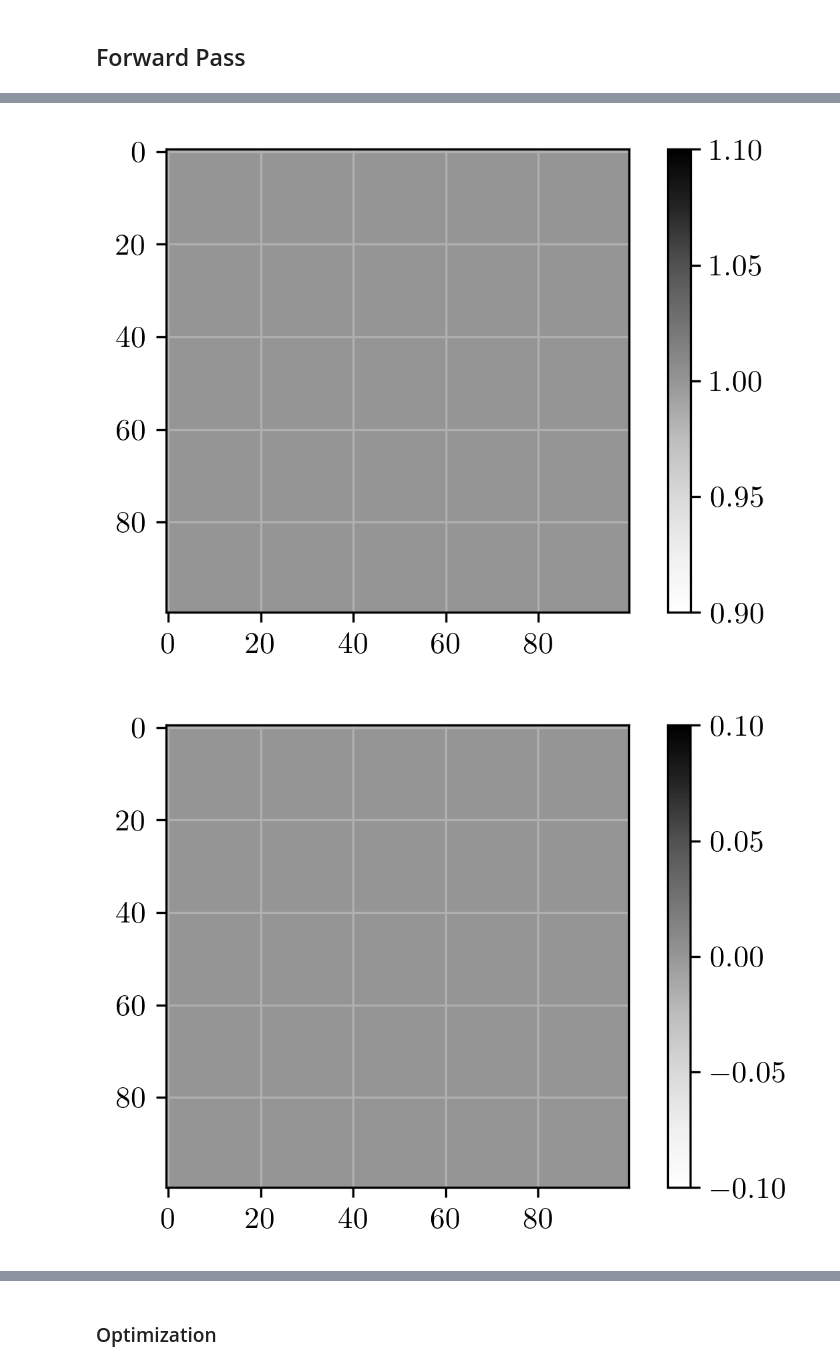
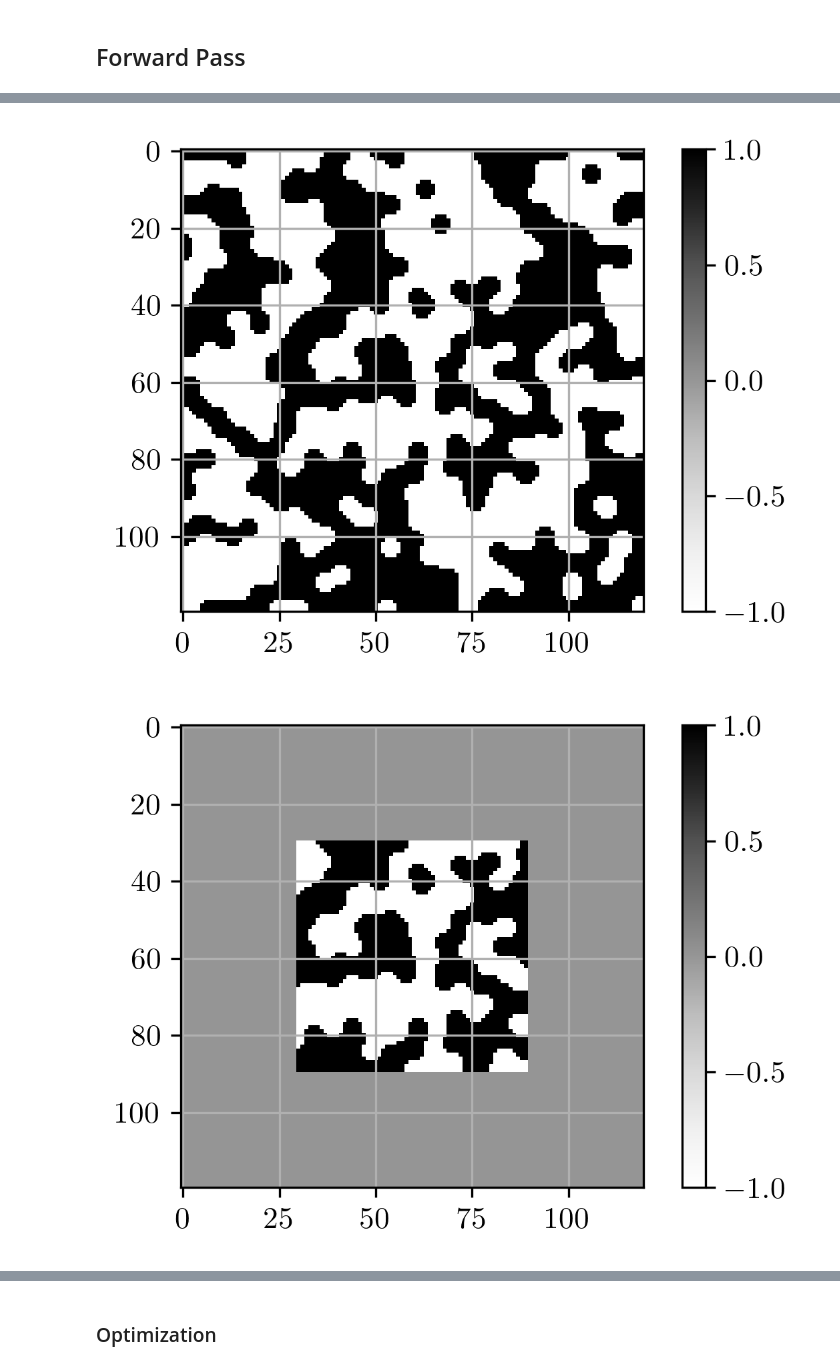
Before and after one commit to flaport/inverse_design, a Jupyter notebook: notebooks/10_inverse_design_local.ipynb, the cells around one changed output, grey strips where cells are left out. Drawn from its saved outputs; the diff is of its cells as text; code cells hidden in the pictures.

```diff
--- a/notebooks/10_inverse_design_local.ipynb
+++ b/notebooks/10_inverse_design_local.ipynb
@@ -46,9 +48,9 @@ omega = 2 * np.pi * 200e12
 # Spatial resolution in meters
 dl = 40e-9
 # Number of pixels in x-direction
-Nx = 100
+Nx = 120
 # Number of pixels in y-direction
-Ny = 100
+Ny = 120
 # Number of pixels in the PMLs in each direction
 Npml = 20
 # Initial value of the structure's relative permittivity
@@ -110,7 +111,7 @@ def set_design_region(epsr, value, design_region=design_region):
 # %%
 #latent = get_design_region(new_latent_design((Nx, Ny), r=0))
 latent = new_latent_design((Nx, Ny), r=0)
-latent_t = transform(latent, brush)
+latent_t = transform(latent.reshape((Nx, Ny)), brush)
 plt.imshow(get_design_region(latent_t), cmap="Greys", vmin=-1, vmax=1)
 plt.colorbar()
 plt.show()
@@ -144,7 +145,7 @@ mask = generate_feasible_design_mask(latent_t, brush)
 # %%
 %time mask = generate_feasible_design_mask(latent_t, brush, )
 full_mask = np.zeros_like(epsr, dtype=bool)
-#full_mask = set_design_region(full_mask, mask)
+full_mask = set_design_region(full_mask, mask)
 
 plt.imshow(mask, cmap="Greys")
 plt.colorbar()
@@ -159,5 +160,5 @@ Wall time: 930 ms
-[figure, old version]
+[figure, new version]
-[figure, old version]
+[figure, new version]
 # %%
 #| exports
 def forward(latent_weights, brush):
```
Also changed, not shown: parts of 17 cells of this notebook, 5 other files.
